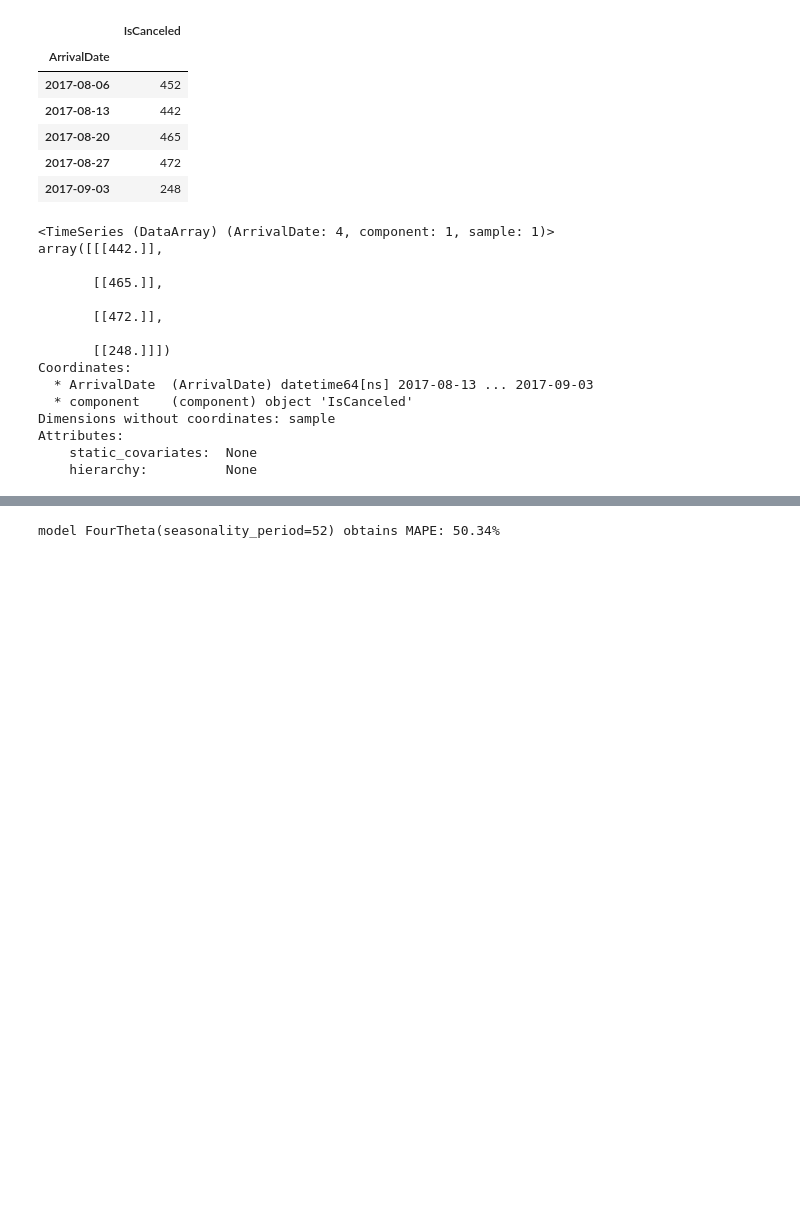
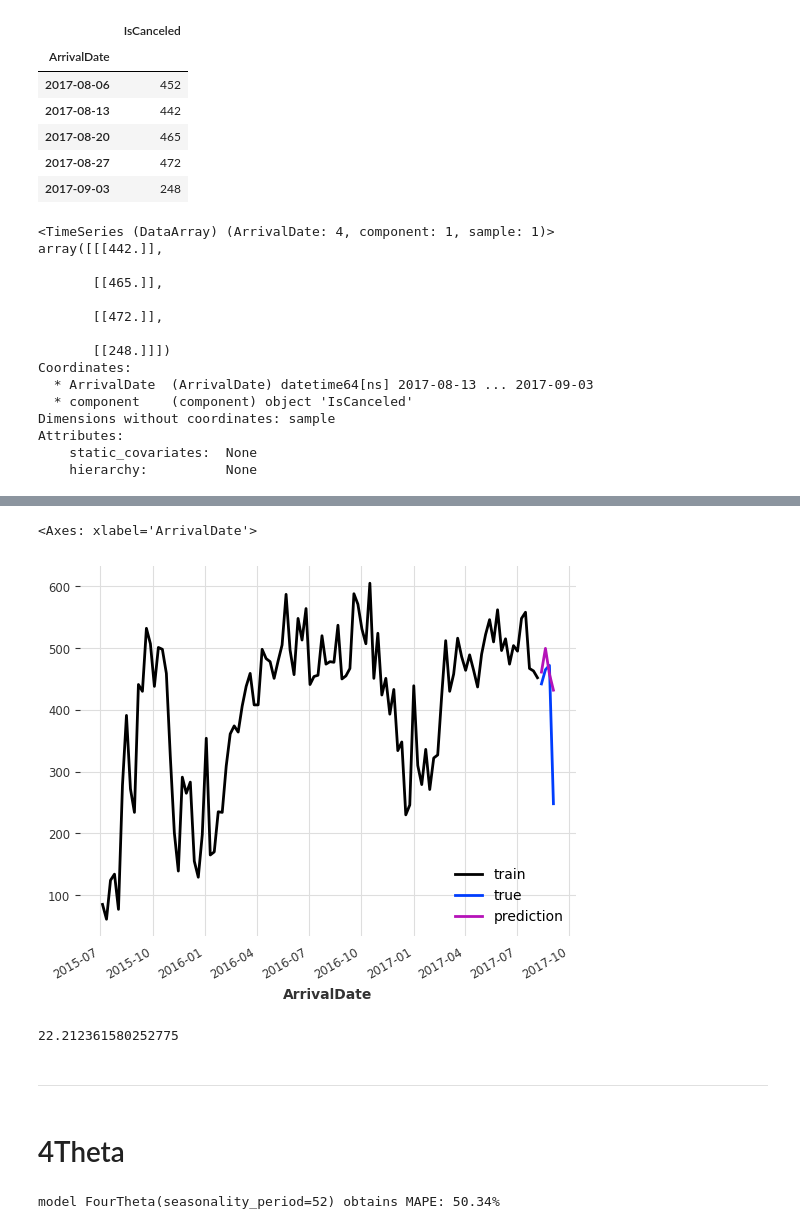
Before and after one commit to jgilaberts/Prueba-Github, a Jupyter notebook: Analisis Predictivo/Proyecto Final/Theta_4Theta_Javier_Gilabert.ipynb, the cells around one changed output, grey strips where cells are left out. Saved outputs shown, nothing was run; the diff lists cells and outputs as text; code cells hidden in the pictures; blank space fills up the shorter version.

```diff
--- a/Analisis Predictivo/Proyecto Final/Theta_4Theta_Javier_Gilabert.ipynb
+++ b/Analisis Predictivo/Proyecto Final/Theta_4Theta_Javier_Gilabert.ipynb
@@ -61,0 +82,22 @@ Attributes:
+# %%
+
+# %%
+# Search for the best theta parameter, by trying 50 different values
+thetas = 2- np.linspace(-10, 10, 50)
+
+best_mape = float("inf")
+best_theta = 0
+
+
+
+
+for theta in thetas:
+
+    model = Theta(theta)
+    model.fit(train)
+    pred_theta = model.predict(len(test))
+    res = mape(test, pred_theta)
+
+    if res < best_mape:
+        best_mape = res
+        best_theta = theta
@@ -62,3 +122,20 @@ Attributes:
+# %%
+# %%
+train.plot(label="train")
+test.plot(label="true")
+pred_best_theta.plot(label="prediction")
+# %% [output]
+<Axes: xlabel='ArrivalDate'>
+[figure, added]
+# %%
+best_theta_mape_r = mape(test, pred_best_theta)
+best_theta_mape_r
+# %% [output]
+22.212361580252775
+# %% [markdown]
+------
+# %% [markdown]
+# 4Theta
 # %%
 model_4theta =FourTheta(seasonality_period=52)
 model_4theta.fit(train)
```
Also changed, not shown: parts of 13 cells of this notebook.
